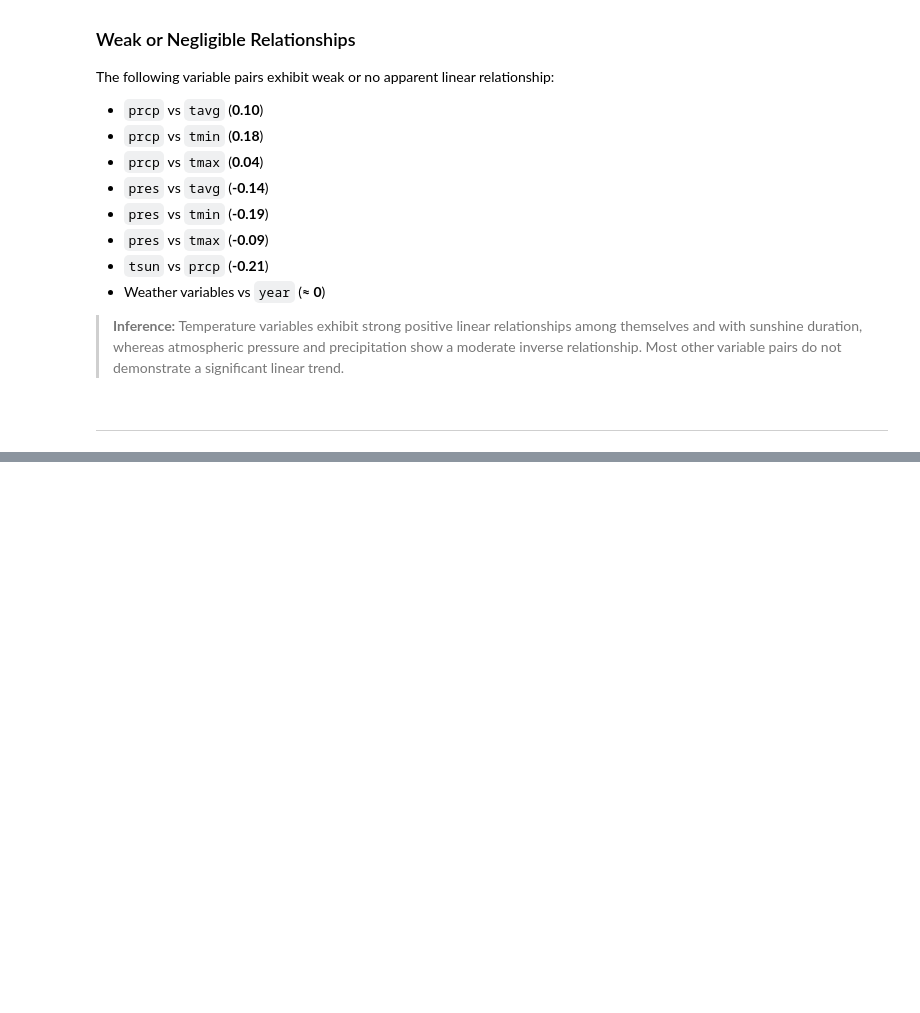
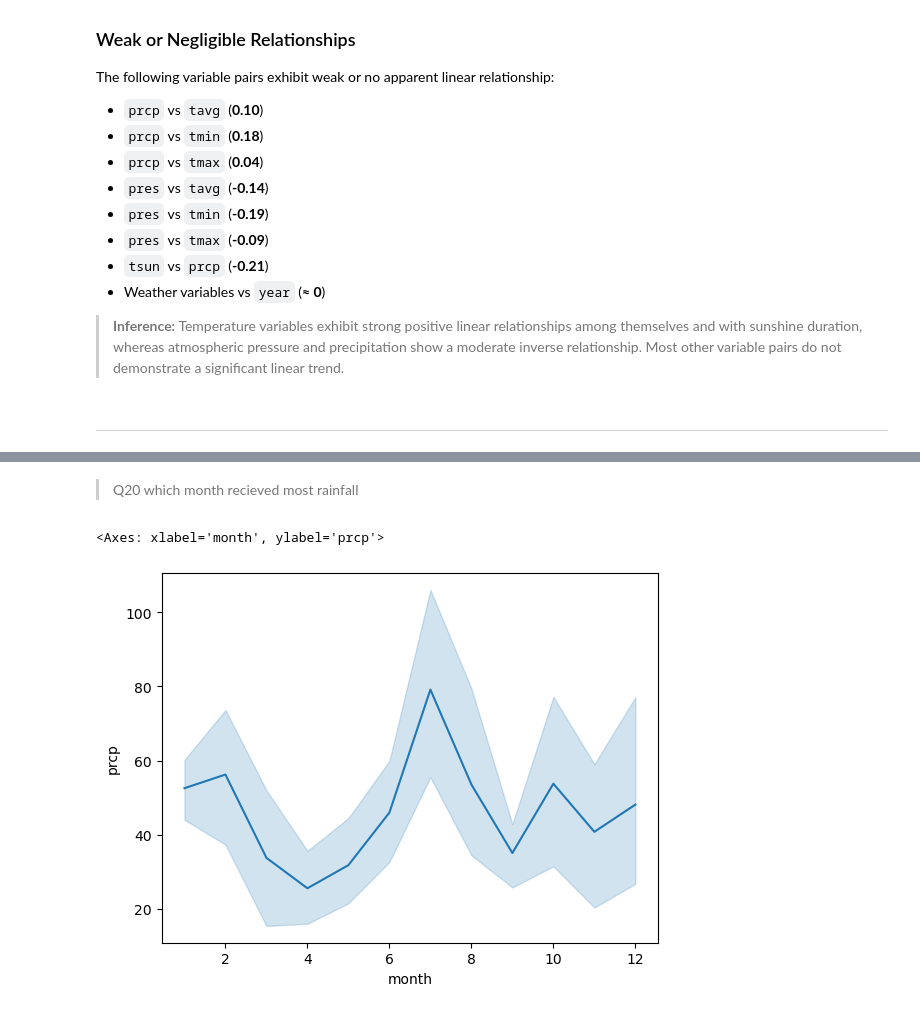
Before and after one commit to thedhawalpanchamiya/data-visualization, a Jupyter notebook: seaborn_work.ipynb, the cells around one changed output, grey strips where cells are left out. Saved outputs shown, nothing was run; the diff lists cells and outputs as text; code cells hidden in the pictures; blank space fills up the shorter version.

```diff
--- a/seaborn_work.ipynb
+++ b/seaborn_work.ipynb
@@ -482,0 +509,7 @@ The following variable pairs exhibit weak or no apparent linear relationship:
+# %% [markdown]
+> Q20 which month recieved most rainfall
+# %%
+sns.lineplot(data = data , x= "month" , y = "prcp")
+# %% [output]
+<Axes: xlabel='month', ylabel='prcp'>
+[figure, added]
```
Also changed, not shown: parts of 12 cells of this notebook.
